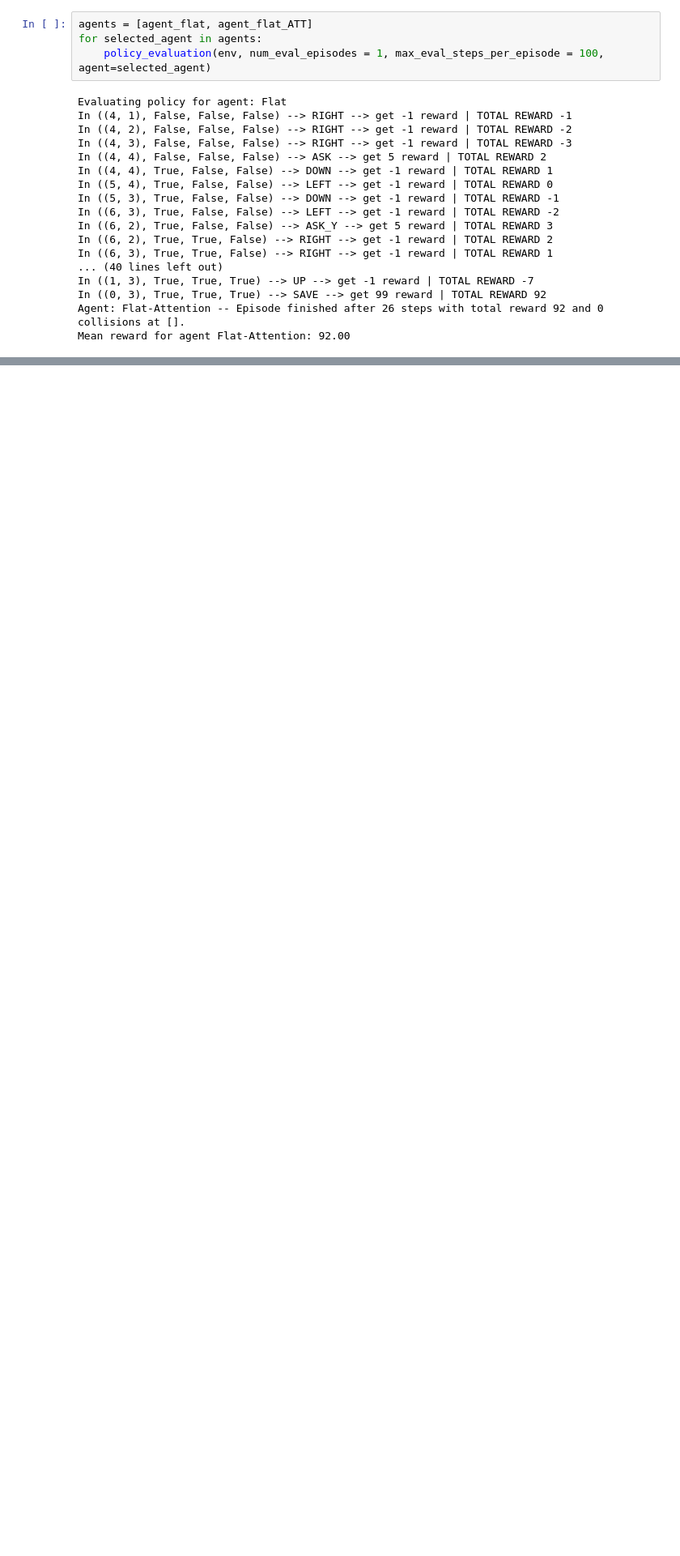
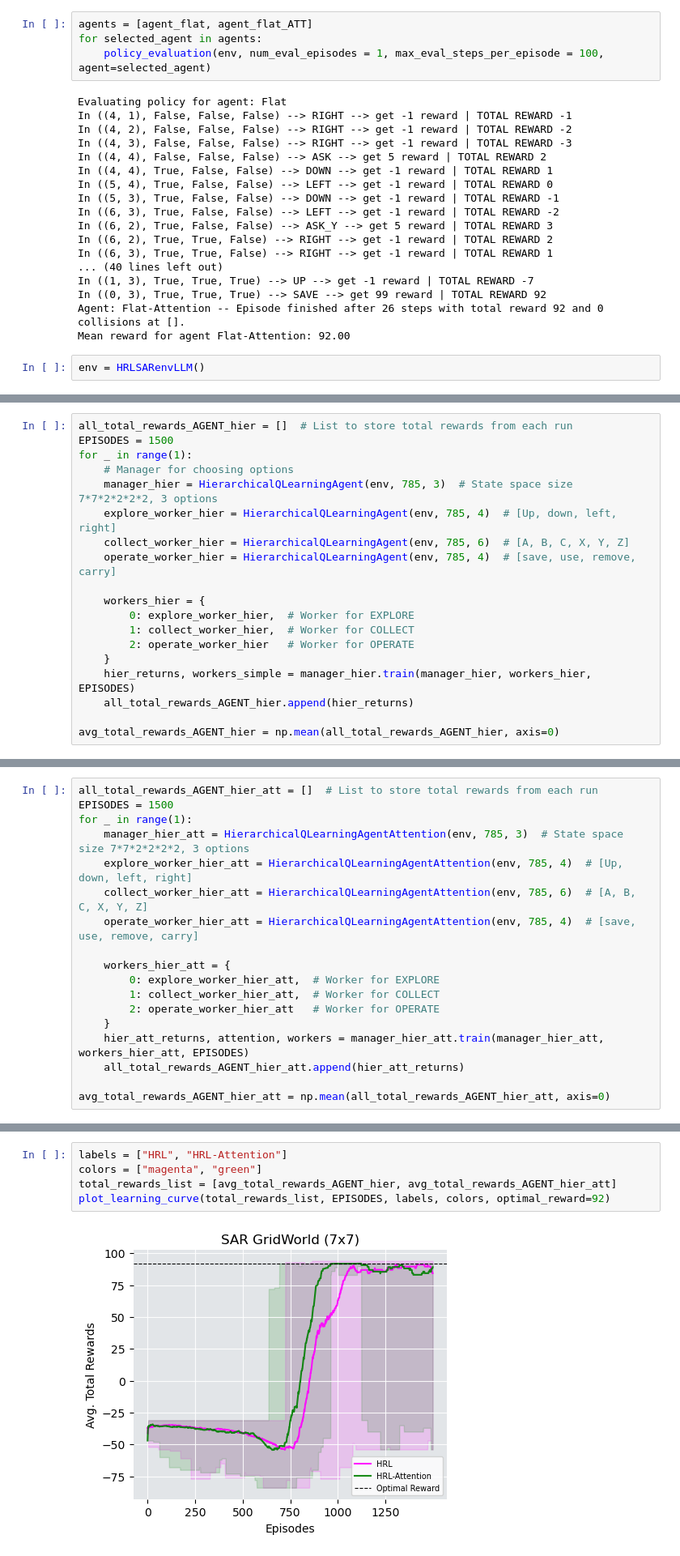
Before and after one commit to dimipan/HRL-LLM, a Jupyter notebook: hierarchical/main_script_with_LLM.ipynb, the cells around one changed output, grey strips where cells are left out. Shown at 81% size. Saved outputs shown, nothing was run; the diff lists cells and outputs as text; blank space fills up the shorter version.

Commit message:
all LLM+learning included

```diff
--- a/hierarchical/main_script_with_LLM.ipynb
+++ b/hierarchical/main_script_with_LLM.ipynb
@@ -123,3 +123,5 @@ In ((1, 3), True, True, True) --> UP --> get -1 reward | TOTAL REWARD -7
 In ((0, 3), True, True, True) --> SAVE --> get 99 reward | TOTAL REWARD 92
 Agent: Flat-Attention -- Episode finished after 26 steps with total reward 92 and 0 collisions at [].
 Mean reward for agent Flat-Attention: 92.00
+# %%
+env = HRLSARenvLLM()
@@ -125,0 +130,19 @@ Mean reward for agent Flat-Attention: 92.00
+# %%
+all_total_rewards_AGENT_hier = []  # List to store total rewards from each run
+EPISODES = 1500
+for _ in range(1):
+    # Manager for choosing options
+    manager_hier = HierarchicalQLearningAgent(env, 785, 3)  # State space size 7*7*2*2*2*2, 3 options
+    explore_worker_hier = HierarchicalQLearningAgent(env, 785, 4)  # [Up, down, left, right]
+    collect_worker_hier = HierarchicalQLearningAgent(env, 785, 6)  # [A, B, C, X, Y, Z]
+    operate_worker_hier = HierarchicalQLearningAgent(env, 785, 4)  # [save, use, remove, carry]
+
+    workers_hier = {
+        0: explore_worker_hier,  # Worker for EXPLORE
+        1: collect_worker_hier,  # Worker for COLLECT
+        2: operate_worker_hier   # Worker for OPERATE
+    }
+    hier_returns, workers_simple = manager_hier.train(manager_hier, workers_hier, EPISODES)
+    all_total_rewards_AGENT_hier.append(hier_returns)
+
+avg_total_rewards_AGENT_hier = np.mean(all_total_rewards_AGENT_hier, axis=0)
@@ -125,0 +160,18 @@ Mean reward for agent Flat-Attention: 92.00
+# %%
+all_total_rewards_AGENT_hier_att = []  # List to store total rewards from each run
+EPISODES = 1500
+for _ in range(1):
+    manager_hier_att = HierarchicalQLearningAgentAttention(env, 785, 3)  # State space size 7*7*2*2*2*2, 3 options
+    explore_worker_hier_att = HierarchicalQLearningAgentAttention(env, 785, 4)  # [Up, down, left, right]
+    collect_worker_hier_att = HierarchicalQLearningAgentAttention(env, 785, 6)  # [A, B, C, X, Y, Z]
+    operate_worker_hier_att = HierarchicalQLearningAgentAttention(env, 785, 4)  # [save, use, remove, carry]
+
+    workers_hier_att = {
+        0: explore_worker_hier_att,  # Worker for EXPLORE
+        1: collect_worker_hier_att,  # Worker for COLLECT
+        2: operate_worker_hier_att   # Worker for OPERATE
+    }
+    hier_att_returns, attention, workers = manager_hier_att.train(manager_hier_att, workers_hier_att, EPISODES)
+    all_total_rewards_AGENT_hier_att.append(hier_att_returns)
+
+avg_total_rewards_AGENT_hier_att = np.mean(all_total_rewards_AGENT_hier_att, axis=0)
@@ -125,0 +190,7 @@ Mean reward for agent Flat-Attention: 92.00
+# %%
+labels = ["HRL", "HRL-Attention"]
+colors = ["magenta", "green"]
+total_rewards_list = [avg_total_rewards_AGENT_hier, avg_total_rewards_AGENT_hier_att]
+plot_learning_curve(total_rewards_list, EPISODES, labels, colors, optimal_reward=92)
+# %% [output]
+[figure, added]
```
Also changed, not shown: parts of 7 cells of this notebook, 1 other file.
